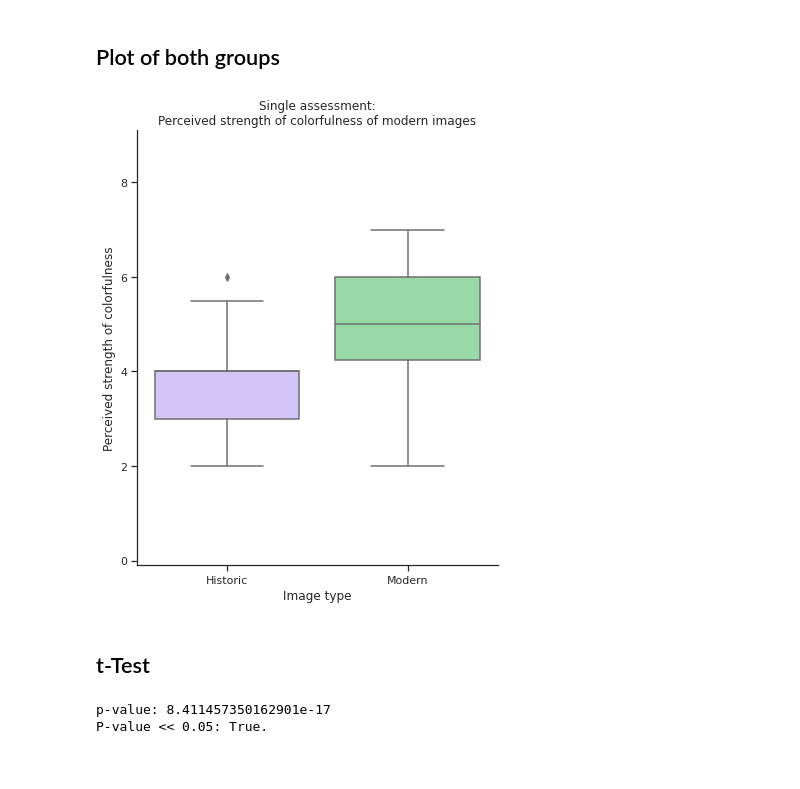
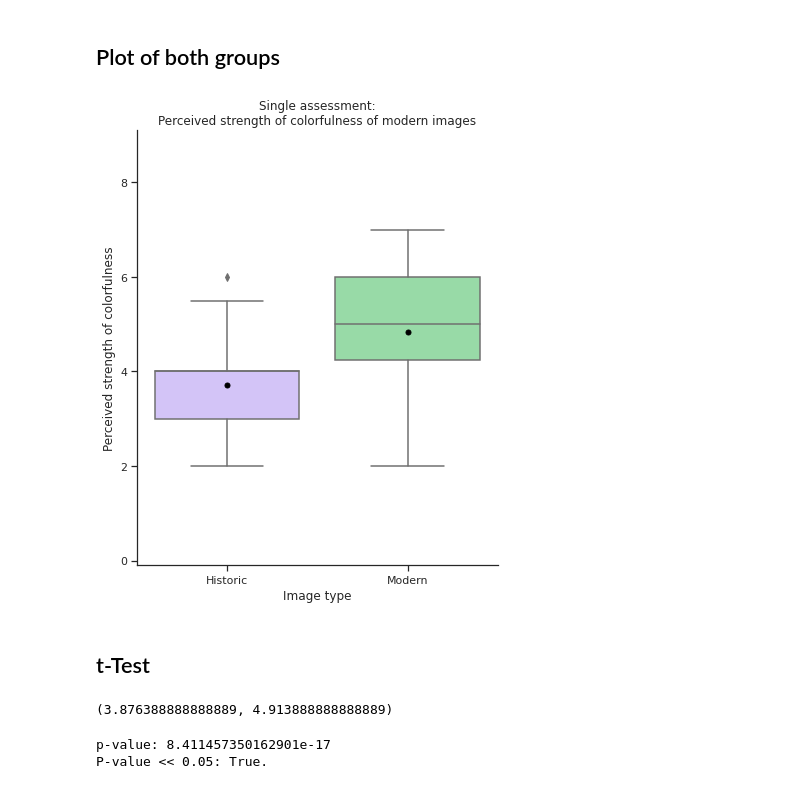
Before and after one commit to Thrrym/PerceptionAndImageQuality, a Jupyter notebook: analysis/single.ipynb, the cells around one changed output. Cells and saved outputs as stored; diff of their text form; code cells hidden in the pictures.

```diff
--- a/analysis/single.ipynb
+++ b/analysis/single.ipynb
@@ -220,34 +220,39 @@ assert np.isclose(np.median(df[df["id"] == "I01"]["normalise"]), df_mean[df_mean
 # %%
 g = sns.boxplot(
     x="type",
     y="mean",
     palette=[sns_palette_historic[0], sns_palette_modern[0]],
-    data=df_mean
+    data=df_mean,
+    showmeans=True,
+    meanprops={"marker":"o",
+                       "markerfacecolor":"black",
+                       "markeredgecolor":"black",
+                      "markersize":"5"}
 )
 
 #g.set(title="Single assessment: Mean of historic and modern images")
 g.figure.set_size_inches(sns_half_plot_size)
 
 
 #g.set_axis_labels("Image type", "Perceived strength of colorfulness")
 #g.fig.set_size_inches(11.7, 8.27)
 g.set(title="Single assessment:\nPerceived strength of colorfulness of modern images")
 
 g.set(ylim = sns_ylim)
 
 #g.set(ylim = (0,max_factor))
 
 #g.set_axis_labels("Image", "Chroma factor")
 
 g.set_xlabel("Image type")
 g.set_ylabel("Perceived strength of colorfulness")
 #g.set_axis_labels("Image type", "Chroma factor")
 #g.set_ylim((0,max_factor))
 g.set(xticklabels=["Historic", "Modern"])
 sns.despine()
 g.figure.savefig("single_both.png", dpi=400)
 # %% [output]
-[figure, old version]
+[figure, new version]
 # %% [markdown]
 ## t-Test
 # %%
@@ -256,6 +261,10 @@ modern = df[df["type"] == "I"]["normalise"]
 
 assert len(historic) == 30 * num_observer
 assert len(modern) == 15 * num_observer
+# %%
+np.mean(historic), np.mean(modern)
+# %% [output]
+(3.876388888888889, 4.913888888888889)
 # %%
 tstat, p_value = stats.ttest_ind(historic, modern)
 
```
Also changed, not shown: parts of 2 cells of this notebook, 1 other file.
